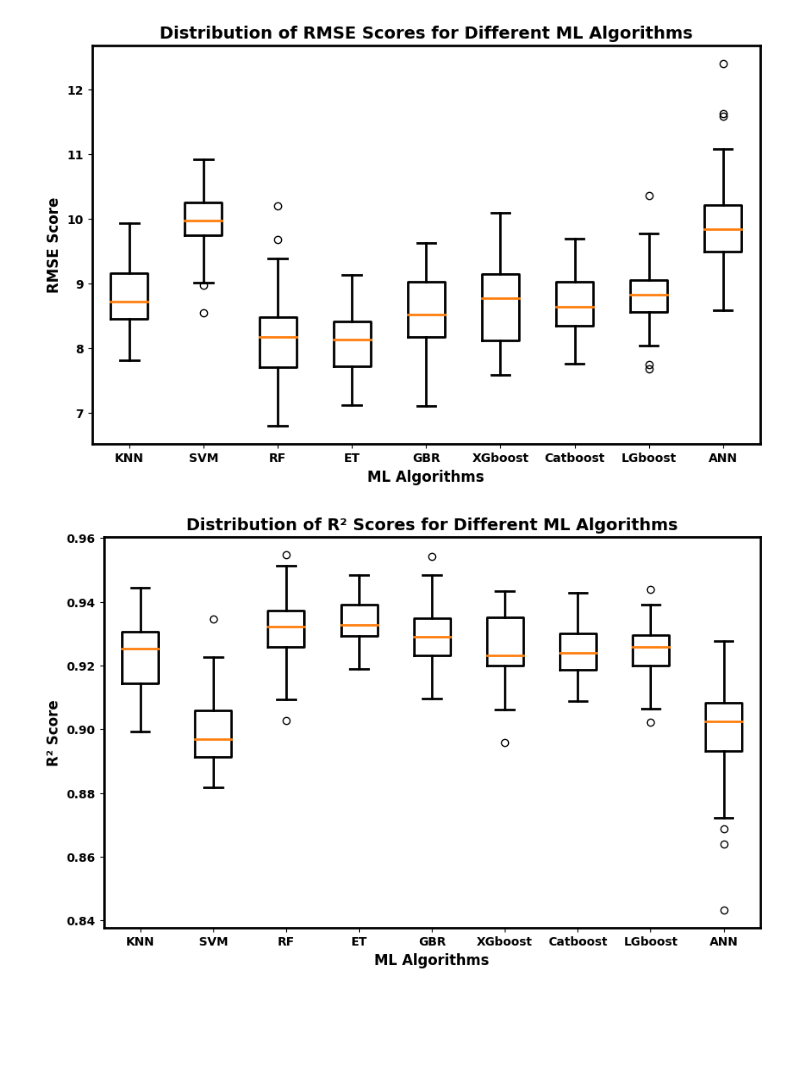
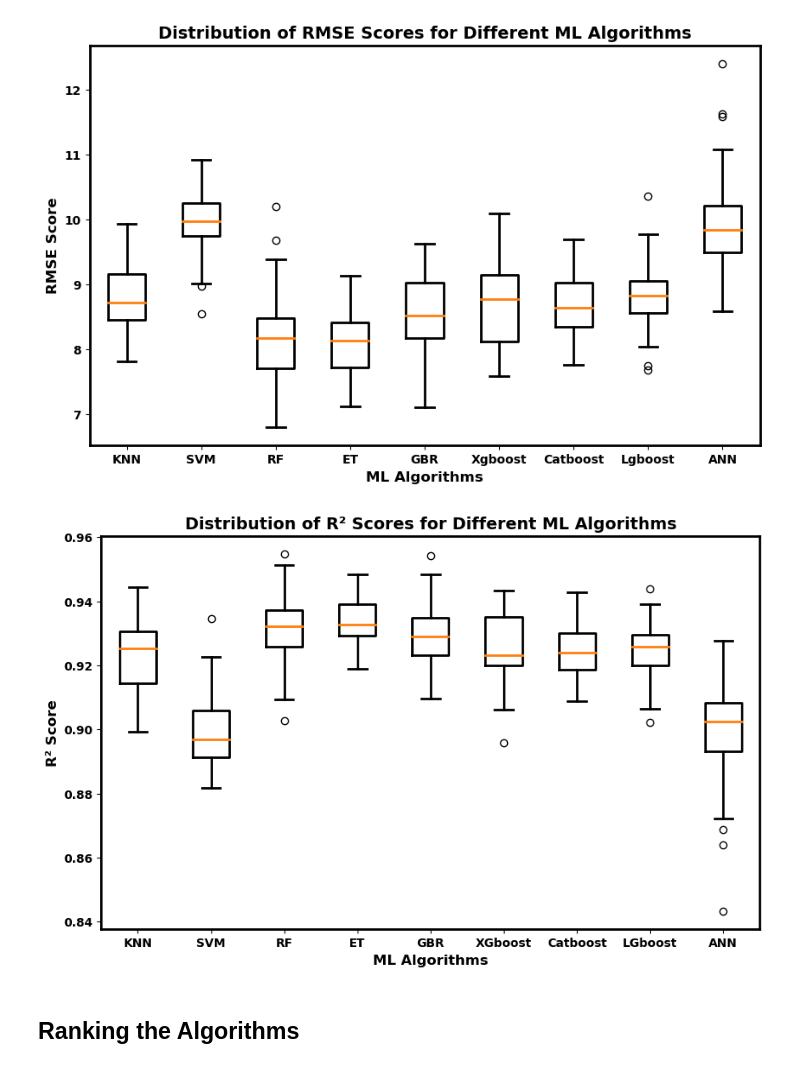
Before and after one commit to tahayehia52/Geothermal-Well_ML_ROP_FORGE, a Jupyter notebook: 99. 4 BoxPlots_Final.ipynb, the cells around one changed output. Saved outputs shown, nothing was run; the diff lists cells and outputs as text; code cells hidden in the pictures; blank space fills up the shorter version.

```diff
--- a/99. 4 BoxPlots_Final.ipynb
+++ b/99. 4 BoxPlots_Final.ipynb
@@ -107,34 +108,34 @@ plt.show()
 # %%
 import matplotlib.pyplot as plt
 
 # List of algorithm names
 algorithm_names = ['KNN', 'SVM', 'RF',
-                   'ET', 'GBR', 'XGboost',
-                   'Catboost', 'LGboost', 'ANN']
+                   'ET', 'GBR', 'Xgboost',
+                   'Catboost', 'Lgboost', 'ANN']
 
 # Creating a boxplot
 plt.figure(figsize=(10, 6))
 boxplot = plt.boxplot([rmse_test_knn, rmse_test_svm, rmse_test_rf, rmse_test_et, rmse_test_gbr, rmse_test_xgboost, rmse_test_catboost, rmse_test_lgb, rmse_test_ann], labels=algorithm_names)
 
 # Set font properties for title and labels
 plt.title('Distribution of RMSE Scores for Different ML Algorithms', fontsize=14, weight='bold')
 plt.xlabel('ML Algorithms', fontsize=12, weight='bold')
 plt.ylabel('RMSE Score', fontsize=12, weight='bold')
 
 # Set font properties for tick labels
 plt.xticks(fontsize=10, weight='bold')
 plt.yticks(fontsize=10, weight='bold')
 
 # Set font properties for boxplot elements (medians, boxes, whiskers, etc.)
 for key in boxplot:
     for item in boxplot[key]:
         item.set_linewidth(2)  # Adjust linewidth for better visibility
 # Set linewidth for the frame of the plot
 for spine in plt.gca().spines.values():
     spine.set_linewidth(2)
 plt.show()
 # %% [output]
-[figure, old version]
+[figure, new version]
 # %%
 import matplotlib.pyplot as plt
 
@@ -165,4 +166,6 @@ for spine in plt.gca().spines.values():
     spine.set_linewidth(2)
 plt.show()
 # %% [output]
-[figure, old version]
+[figure, new version]
+# %% [markdown]
+## Ranking the Algorithms
```
Also changed, not shown: parts of 8 cells of this notebook.
